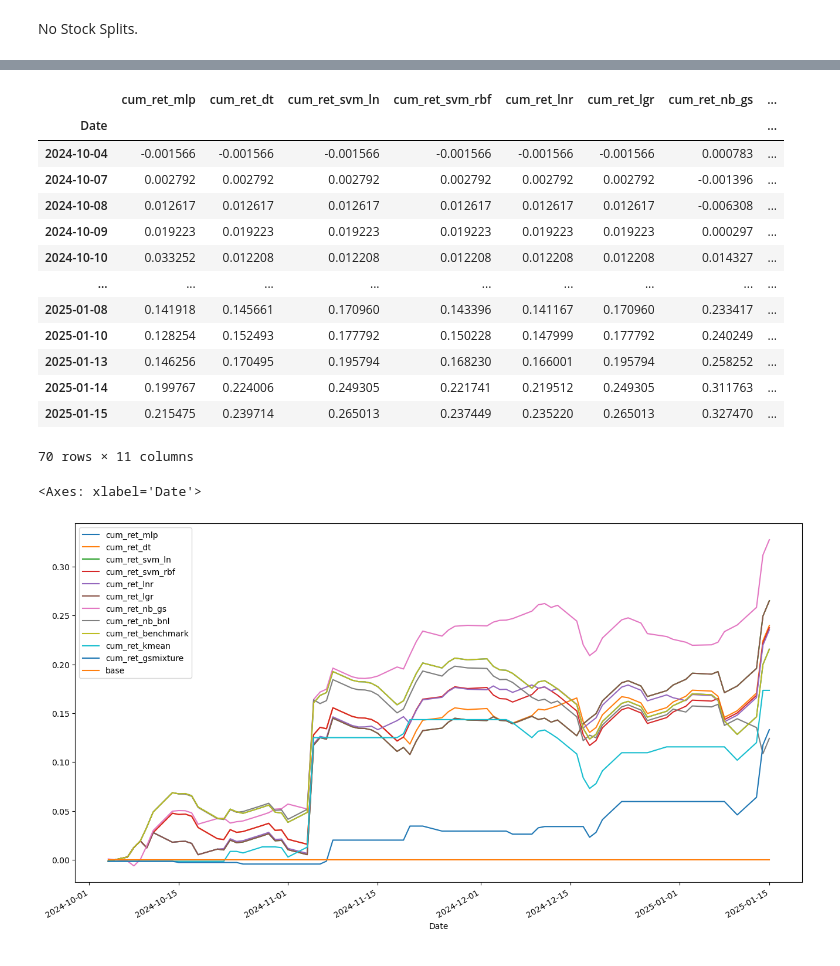
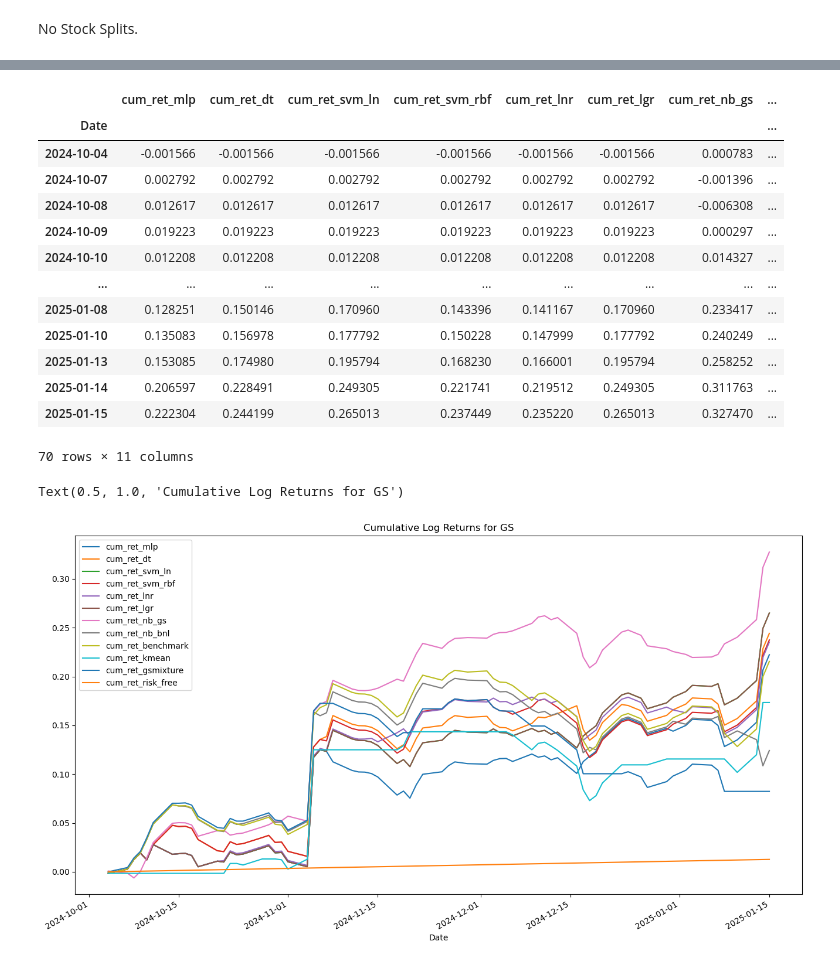
Before and after one commit to mafiom038/qf2103, a Jupyter notebook: GS/Strategy_Testing.ipynb, the cells around one changed output, grey strips where cells are left out. Drawn from its saved outputs; the diff is of its cells as text; code cells hidden in the pictures.

```diff
--- a/GS/Strategy_Testing.ipynb
+++ b/GS/Strategy_Testing.ipynb
@@ -162,3 +164,13 @@ def fit_and_predict_unsupervised_models(X_train, X_test, y_train, y_test, save_t
             df_result.drop(columns=[col], inplace=True)
 
     return df_result
+# %%
+data = pd.read_csv("GS.csv", parse_dates=True, index_col=0).dropna()
+data = preprocess_data(data)
+data = data.drop(columns=['Stock Splits'])
+
+corr_matrix = data.corr()
+plt.figure(figsize=(12, 8))
+sns.heatmap(corr_matrix, annot=True, cmap='coolwarm', fmt=".2f", linewidths=0.5)
+plt.title("Correlation Matrix of GOOGL Features")
+plt.show()
@@ -165,6 +179,5 @@ def fit_and_predict_unsupervised_models(X_train, X_test, y_train, y_test, save_t
 # %%
-data = pd.read_csv("GS.csv", parse_dates=True, index_col=0).dropna()
-data = preprocess_data(data)
+
 X_train, X_test, y_train, y_test = stock_train_test_split(data)
 df_result = fit_and_predict_supervised_models(X_train, X_test, y_train, y_test)
 df_result = fit_and_predict_unsupervised_models(X_train, X_test, y_train, y_test, save_to=df_result)
@@ -176,17 +189,21 @@ df_result
 | 2024-10-07 | 0.002792 | 0.002792 | 0.002792 | 0.002792 | 0.002792 | 0.002792 | -0.001396 | ... |
 | 2024-10-08 | 0.012617 | 0.012617 | 0.012617 | 0.012617 | 0.012617 | 0.012617 | -0.006308 | ... |
 | 2024-10-09 | 0.019223 | 0.019223 | 0.019223 | 0.019223 | 0.019223 | 0.019223 | 0.000297 | ... |
-| 2024-10-10 | 0.033252 | 0.012208 | 0.012208 | 0.012208 | 0.012208 | 0.012208 | 0.014327 | ... |
+| 2024-10-10 | 0.012208 | 0.012208 | 0.012208 | 0.012208 | 0.012208 | 0.012208 | 0.014327 | ... |
 | ... | ... | ... | ... | ... | ... | ... | ... | ... |
-| 2025-01-08 | 0.141918 | 0.145661 | 0.170960 | 0.143396 | 0.141167 | 0.170960 | 0.233417 | ... |
-| 2025-01-10 | 0.128254 | 0.152493 | 0.177792 | 0.150228 | 0.147999 | 0.177792 | 0.240249 | ... |
-| 2025-01-13 | 0.146256 | 0.170495 | 0.195794 | 0.168230 | 0.166001 | 0.195794 | 0.258252 | ... |
-| 2025-01-14 | 0.199767 | 0.224006 | 0.249305 | 0.221741 | 0.219512 | 0.249305 | 0.311763 | ... |
-| 2025-01-15 | 0.215475 | 0.239714 | 0.265013 | 0.237449 | 0.235220 | 0.265013 | 0.327470 | ... |
+| 2025-01-08 | 0.128251 | 0.150146 | 0.170960 | 0.143396 | 0.141167 | 0.170960 | 0.233417 | ... |
+| 2025-01-10 | 0.135083 | 0.156978 | 0.177792 | 0.150228 | 0.147999 | 0.177792 | 0.240249 | ... |
+| 2025-01-13 | 0.153085 | 0.174980 | 0.195794 | 0.168230 | 0.166001 | 0.195794 | 0.258252 | ... |
+| 2025-01-14 | 0.206597 | 0.228491 | 0.249305 | 0.221741 | 0.219512 | 0.249305 | 0.311763 | ... |
+| 2025-01-15 | 0.222304 | 0.244199 | 0.265013 | 0.237449 | 0.235220 | 0.265013 | 0.327470 | ... |
 70 rows × 11 columns
 # %%
-df_result['base'] = np.zeros((len(df_result), 1))
-df_result.plot(figsize=(16,9))
+risk_free_rate = 0.045 / 365
+days_elapsed = (df_result.index - df_result.index[0]).days
+df_result['cum_ret_risk_free'] = risk_free_rate * days_elapsed
+
+ax = df_result.plot(figsize=(16,9))
+ax.set_title('Cumulative Log Returns for GS')
 # %% [output]
-<Axes: xlabel='Date'>
+Text(0.5, 1.0, 'Cumulative Log Returns for GS')
-[figure, old version]
+[figure, new version]
```
Also changed, not shown: parts of 2 cells of this notebook, 1 other file.
